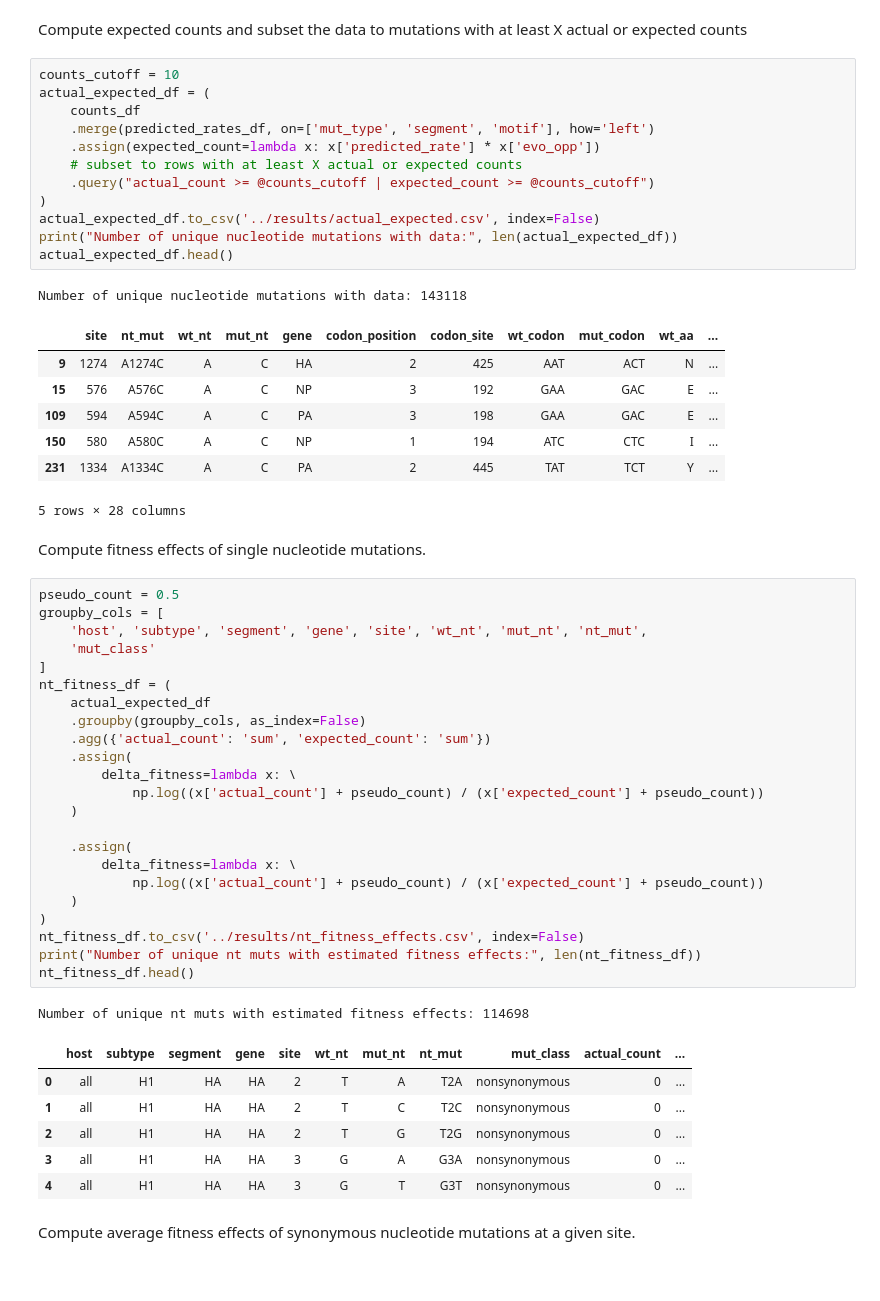
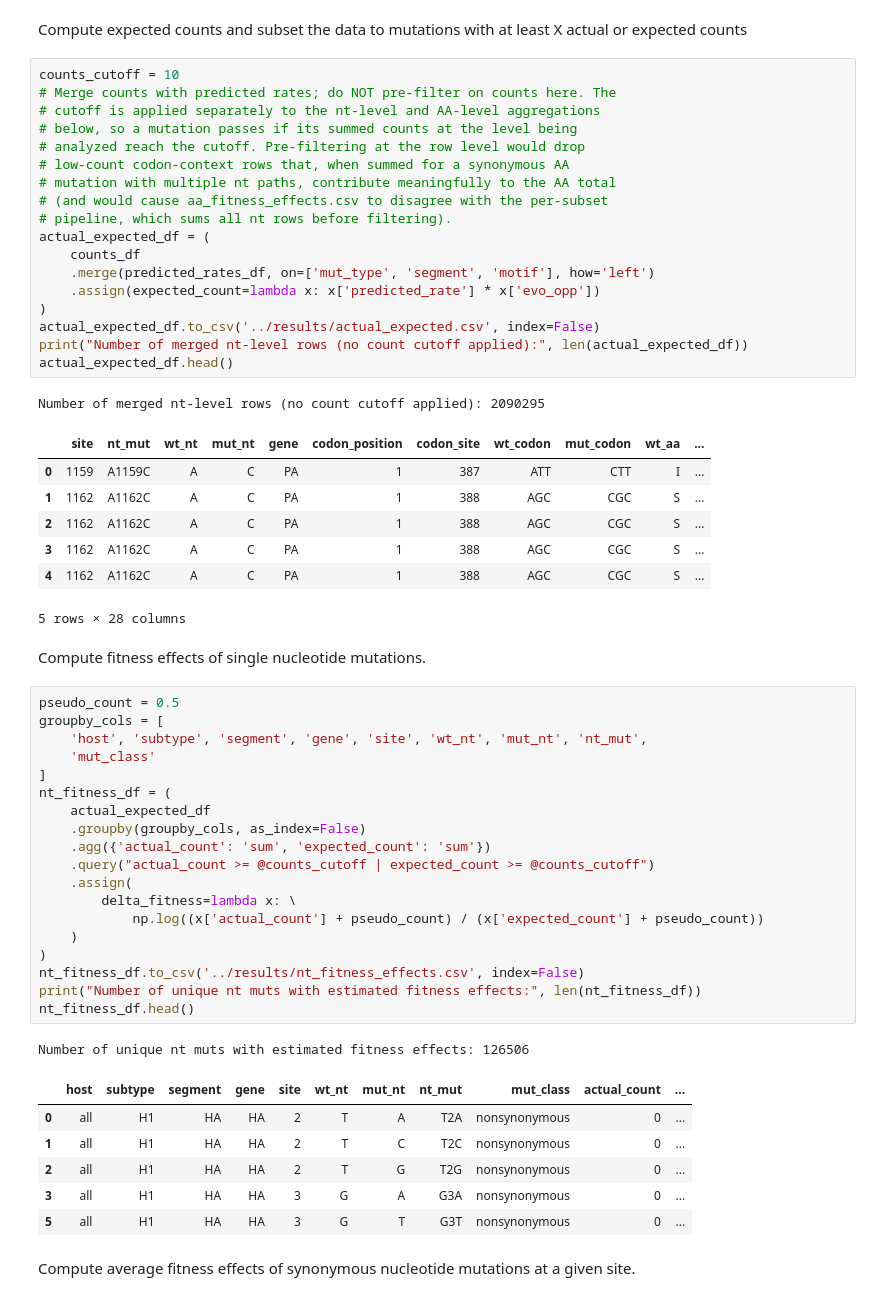
Before and after one commit to matsengrp/flu-mut-rates, a Jupyter notebook: notebooks/compute_fitness_effects.ipynb, the cells around one changed output. Cells and saved outputs as stored; diff of their text form.

```diff
--- a/notebooks/compute_fitness_effects.ipynb
+++ b/notebooks/compute_fitness_effects.ipynb
@@ -43,58 +43,60 @@ predicted_rates_df.head()
 Compute expected counts and subset the data to mutations with at least X actual or expected counts
 # %%
 counts_cutoff = 10
+# Merge counts with predicted rates; do NOT pre-filter on counts here. The
+# cutoff is applied separately to the nt-level and AA-level aggregations
+# below, so a mutation passes if its summed counts at the level being
+# analyzed reach the cutoff. Pre-filtering at the row level would drop
+# low-count codon-context rows that, when summed for a synonymous AA
+# mutation with multiple nt paths, contribute meaningfully to the AA total
+# (and would cause aa_fitness_effects.csv to disagree with the per-subset
+# pipeline, which sums all nt rows before filtering).
 actual_expected_df = (
     counts_df
     .merge(predicted_rates_df, on=['mut_type', 'segment', 'motif'], how='left')
     .assign(expected_count=lambda x: x['predicted_rate'] * x['evo_opp'])
-    # subset to rows with at least X actual or expected counts
-    .query("actual_count >= @counts_cutoff | expected_count >= @counts_cutoff")
 )
 actual_expected_df.to_csv('../results/actual_expected.csv', index=False)
-print("Number of unique nucleotide mutations with data:", len(actual_expected_df))
+print("Number of merged nt-level rows (no count cutoff applied):", len(actual_expected_df))
 actual_expected_df.head()
 # %% [output]
-Number of unique nucleotide mutations with data: 143118
+Number of merged nt-level rows (no count cutoff applied): 2090295
 |  | site | nt_mut | wt_nt | mut_nt | gene | codon_position | codon_site | wt_codon | mut_codon | wt_aa | ... |
-| 9 | 1274 | A1274C | A | C | HA | 2 | 425 | AAT | ACT | N | ... |
-| 15 | 576 | A576C | A | C | NP | 3 | 192 | GAA | GAC | E | ... |
-| 109 | 594 | A594C | A | C | PA | 3 | 198 | GAA | GAC | E | ... |
-| 150 | 580 | A580C | A | C | NP | 1 | 194 | ATC | CTC | I | ... |
-| 231 | 1334 | A1334C | A | C | PA | 2 | 445 | TAT | TCT | Y | ... |
+| 0 | 1159 | A1159C | A | C | PA | 1 | 387 | ATT | CTT | I | ... |
+| 1 | 1162 | A1162C | A | C | PA | 1 | 388 | AGC | CGC | S | ... |
+| 2 | 1162 | A1162C | A | C | PA | 1 | 388 | AGC | CGC | S | ... |
+| 3 | 1162 | A1162C | A | C | PA | 1 | 388 | AGC | CGC | S | ... |
+| 4 | 1162 | A1162C | A | C | PA | 1 | 388 | AGC | CGC | S | ... |
 5 rows × 28 columns
 # %% [markdown]
 Compute fitness effects of single nucleotide mutations.
 # %%
 pseudo_count = 0.5
 groupby_cols = [
     'host', 'subtype', 'segment', 'gene', 'site', 'wt_nt', 'mut_nt', 'nt_mut',
     'mut_class'
 ]
 nt_fitness_df = (
     actual_expected_df
     .groupby(groupby_cols, as_index=False)
     .agg({'actual_count': 'sum', 'expected_count': 'sum'})
-    .assign(
-        delta_fitness=lambda x: \
-            np.log((x['actual_count'] + pseudo_count) / (x['expected_count'] + pseudo_count))
-    )
-
+    .query("actual_count >= @counts_cutoff | expected_count >= @counts_cutoff")
     .assign(
         delta_fitness=lambda x: \
             np.log((x['actual_count'] + pseudo_count) / (x['expected_count'] + pseudo_count))
     )
 )
 nt_fitness_df.to_csv('../results/nt_fitness_effects.csv', index=False)
 print("Number of unique nt muts with estimated fitness effects:", len(nt_fitness_df))
 nt_fitness_df.head()
 # %% [output]
-Number of unique nt muts with estimated fitness effects: 114698
+Number of unique nt muts with estimated fitness effects: 126506
 |  | host | subtype | segment | gene | site | wt_nt | mut_nt | nt_mut | mut_class | actual_count | ... |
 | 0 | all | H1 | HA | HA | 2 | T | A | T2A | nonsynonymous | 0 | ... |
 | 1 | all | H1 | HA | HA | 2 | T | C | T2C | nonsynonymous | 0 | ... |
 | 2 | all | H1 | HA | HA | 2 | T | G | T2G | nonsynonymous | 0 | ... |
 | 3 | all | H1 | HA | HA | 3 | G | A | G3A | nonsynonymous | 0 | ... |
-| 4 | all | H1 | HA | HA | 3 | G | T | G3T | nonsynonymous | 0 | ... |
+| 5 | all | H1 | HA | HA | 3 | G | T | G3T | nonsynonymous | 0 | ... |
 # %% [markdown]
 Compute average fitness effects of synonymous nucleotide mutations at a given site.
 # %%
```
Also changed, not shown: parts of 4 cells of this notebook.
